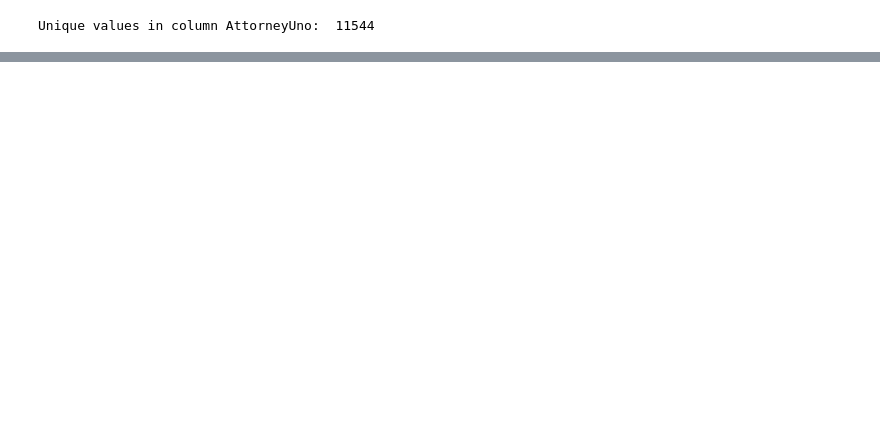
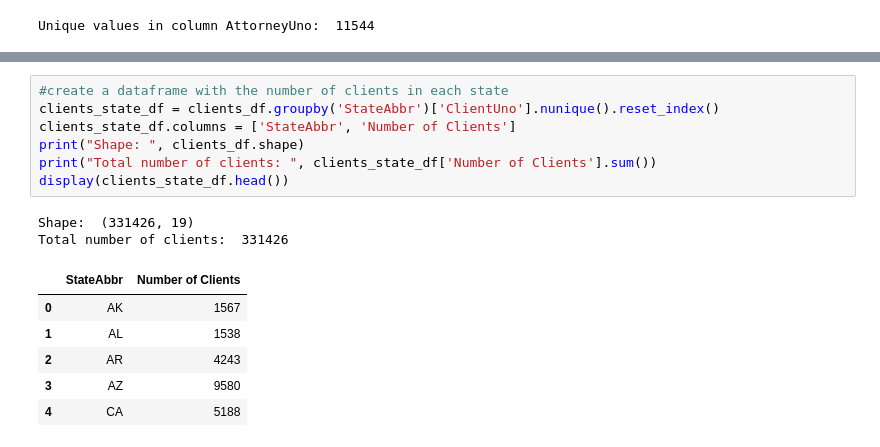
Before and after one commit to dwijenchawra/asadatafest_2023, a Jupyter notebook: arnav_work.ipynb, the cells around one changed output, grey strips where cells are left out. Cells and saved outputs as stored; diff of their text form; blank space fills up the shorter version.

```diff
--- a/arnav_work.ipynb
+++ b/arnav_work.ipynb
@@ -302,0 +324,16 @@ fig.show()
+# %%
+#create a dataframe with the number of clients in each state
+clients_state_df = clients_df.groupby('StateAbbr')['ClientUno'].nunique().reset_index()
+clients_state_df.columns = ['StateAbbr', 'Number of Clients']
+print("Shape: ", clients_df.shape)
+print("Total number of clients: ", clients_state_df['Number of Clients'].sum())
+display(clients_state_df.head())
+# %% [output]
+Shape:  (331426, 19)
+Total number of clients:  331426
+|  | StateAbbr | Number of Clients |
+| 0 | AK | 1567 |
+| 1 | AL | 1538 |
+| 2 | AR | 4243 |
+| 3 | AZ | 9580 |
+| 4 | CA | 5188 |
```
Also changed, not shown: parts of 8 cells of this notebook.
